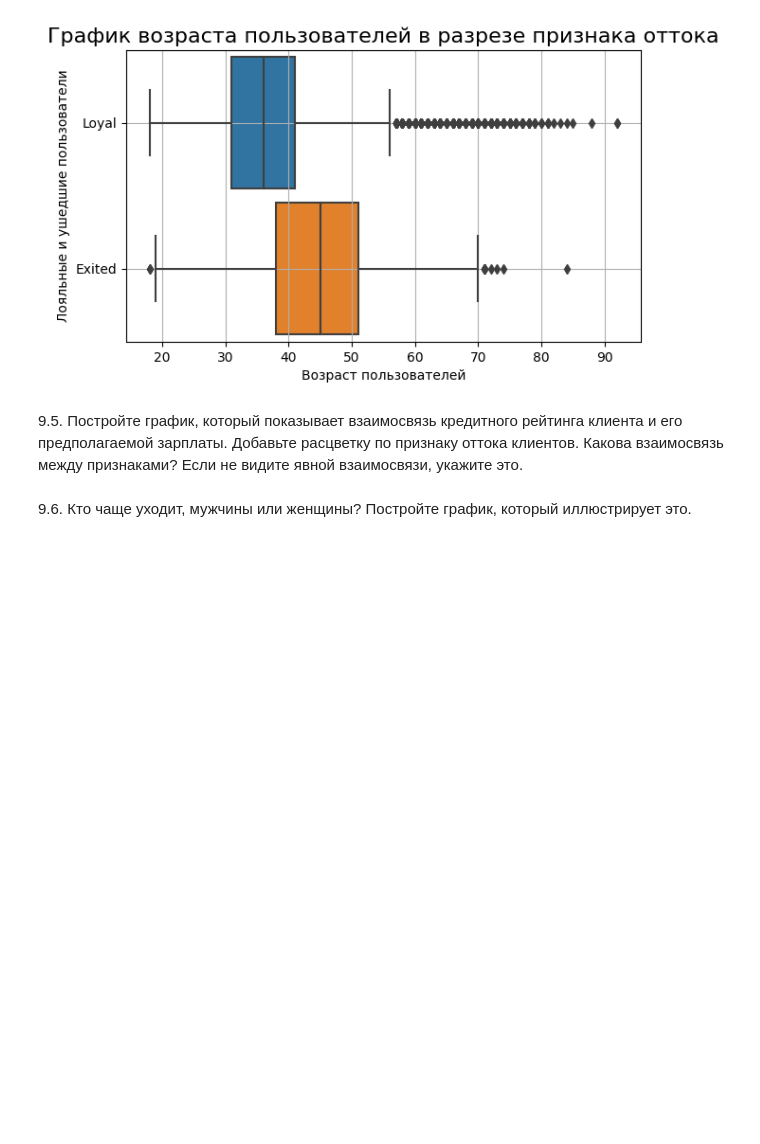
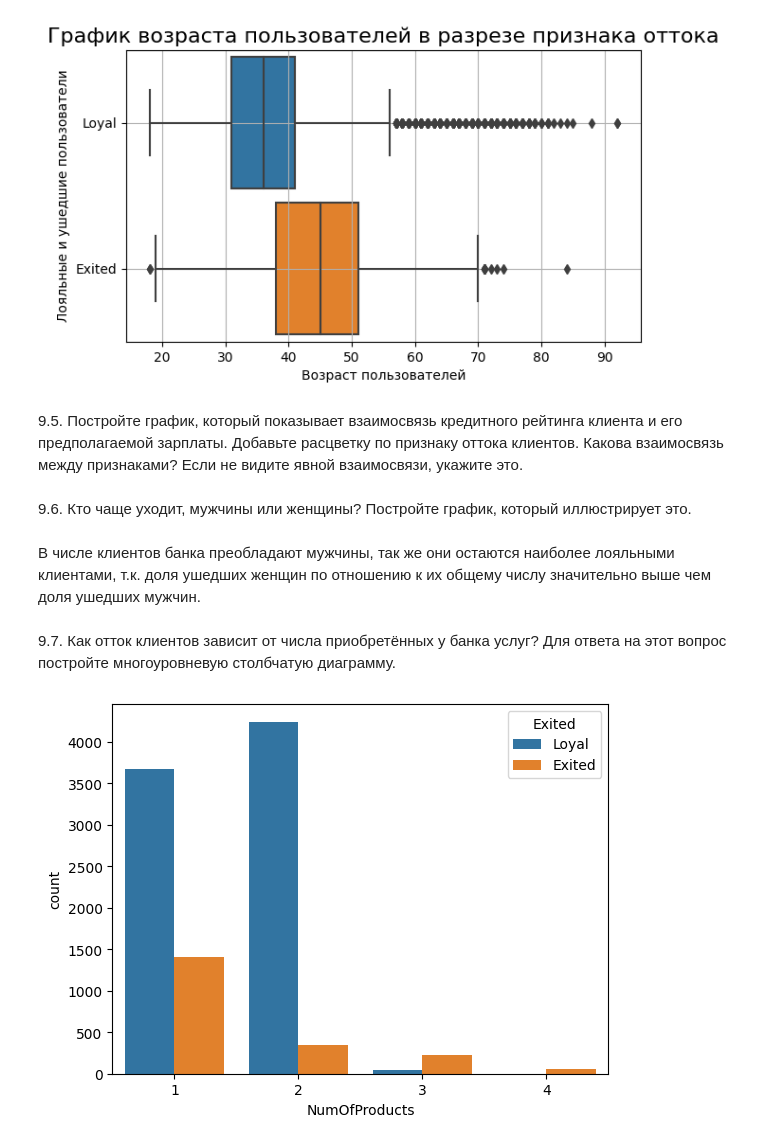
Before and after one commit to oksazzz/oksa_data_science, a Jupyter notebook: Skillfactory/Python_13/итоговое задание.ipynb, the cells around one changed output. Cells and saved outputs as stored; diff of their text form; code cells hidden in the pictures; blank space fills up the shorter version.

```diff
--- a/Skillfactory/Python_13/итоговое задание.ipynb
+++ b/Skillfactory/Python_13/итоговое задание.ipynb
@@ -128 +138,5 @@ fig.show()
+# %% [markdown]
+В числе клиентов банка преобладают мужчины, так же они остаются наиболее лояльными клиентами, т.к. доля ушедших женщин по отношению к их общему числу значительно выше чем доля ушедших мужчин.
+# %% [markdown]
+9.7. Как отток клиентов зависит от числа приобретённых у банка услуг? Для ответа на этот вопрос постройте многоуровневую столбчатую диаграмму.
 # %%
@@ -132,3 +147,10 @@ fig=px.bar(
     color='Exited'
 )
 fig.show()
+# %%
+fig=sns.countplot(
+        data=churn_data,
+        x="NumOfProducts",
+        hue="Exited")
+# %% [output]
+[figure, added]
```
Also changed, not shown: parts of 7 cells of this notebook.
